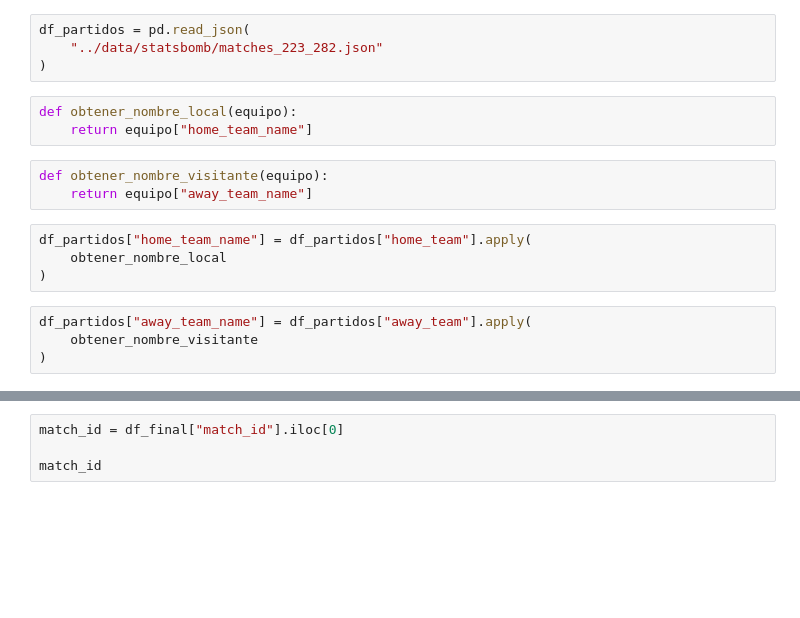
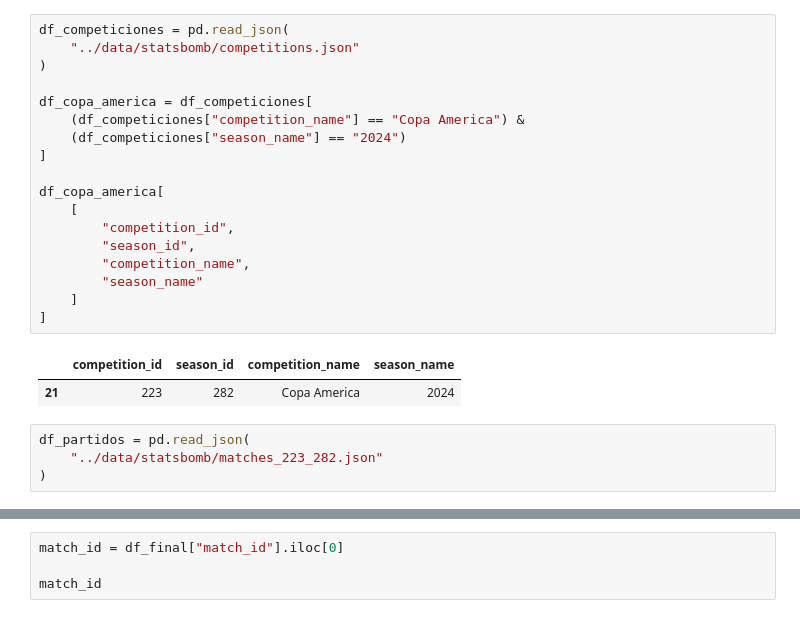
Before and after one commit to manupardo29/football-match-analysis, a Jupyter notebook: notebooks/01_primer_analisis.ipynb, the cells around one changed output, grey strips where cells are left out. Drawn from its saved outputs; the diff is of its cells as text; blank space fills up the shorter version.

```diff
--- a/notebooks/01_primer_analisis.ipynb
+++ b/notebooks/01_primer_analisis.ipynb
@@ -8,18 +18,25 @@ En este notebook vamos a explorar datos basicos del partido y calcular algunas m
+# %%
+df_competiciones = pd.read_json(
+    "../data/statsbomb/competitions.json"
+)
+
+df_copa_america = df_competiciones[
+    (df_competiciones["competition_name"] == "Copa America") &
+    (df_competiciones["season_name"] == "2024")
+]
+
+df_copa_america[
+    [
+        "competition_id",
+        "season_id",
+        "competition_name",
+        "season_name"
+    ]
+]
+# %% [output]
+|  | competition_id | season_id | competition_name | season_name |
+| 21 | 223 | 282 | Copa America | 2024 |
 # %%
 df_partidos = pd.read_json(
     "../data/statsbomb/matches_223_282.json"
 )
-# %%
-def obtener_nombre_local(equipo):
-    return equipo["home_team_name"]
-# %%
-def obtener_nombre_visitante(equipo):
-    return equipo["away_team_name"]
-# %%
-df_partidos["home_team_name"] = df_partidos["home_team"].apply(
-    obtener_nombre_local
-)
-# %%
-df_partidos["away_team_name"] = df_partidos["away_team"].apply(
-    obtener_nombre_visitante
-)
```
Also changed, not shown: parts of 44 cells of this notebook.
